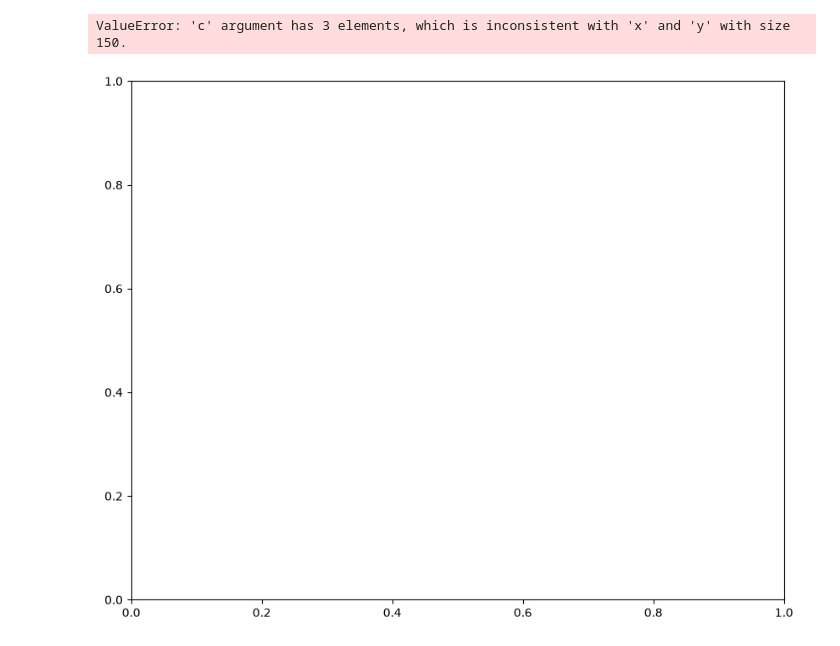
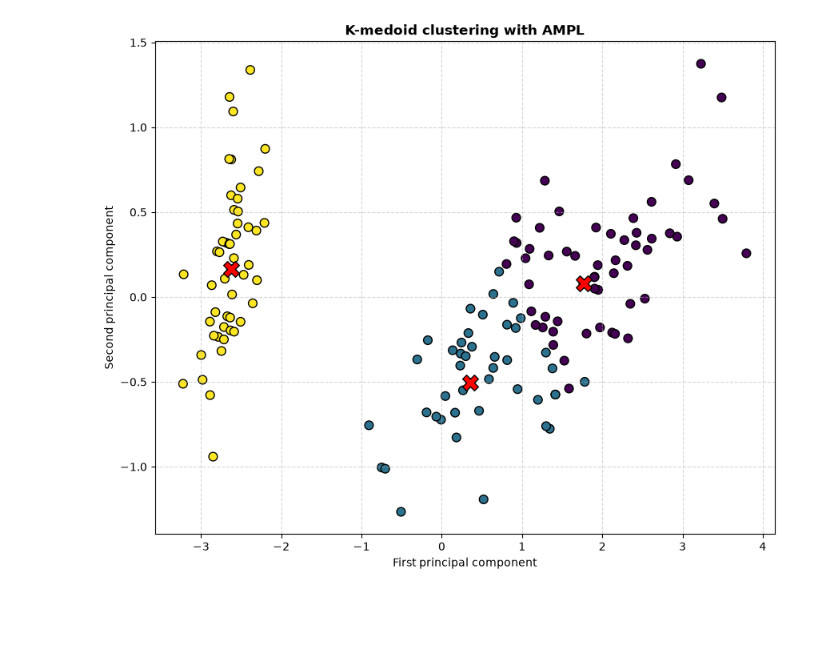
Before and after one commit to id2591/Optimisation, a Jupyter notebook: ampl_plot.ipynb, the cells around one changed output. Saved outputs shown, nothing was run; the diff lists cells and outputs as text; code cells hidden in the pictures; blank space fills up the shorter version.

Commit message:
plots with medoid!

```diff
--- a/ampl_plot.ipynb
+++ b/ampl_plot.ipynb
@@ -9,33 +10,64 @@ y = iris.target
 # %%
 pca = PCA(n_components=2)
 X_pca = pca.fit_transform(X)
+# %%
+df_labels = pd.read_csv("iris_labels.txt", header=None)
+ampl_labels = df_labels.iloc[:, 0].values
+
+df_medoids = pd.read_csv("iris_medoids.txt", header=None)
+ampl_medoids = df_medoids.iloc[:, 0].values - 1
+
+X_medoids_pca = X_pca[ampl_medoids]
+
+# # Utilisation dans votre scatter plot PCA
+# scatter = plt.scatter(
+#     X_pca[:, 0],
+#     X_pca[:, 1],
+#     c=ampl_labels,  # Correspond exactement aux 150 points de iris_m150.dat
+#     cmap="viridis_r",
+#     edgecolor="k",
+#     s=60,
+#     alpha=0.85,
+# )
+# plt.colorbar(scatter, label="Clusters k-medoids")
+# plt.show()
 # %%
 plt.figure(figsize=(10, 8))
 
 # scatter plot des points colorés selon les labels de clusters d'AMPL
 scatter = plt.scatter(
     X_pca[:, 0],
     X_pca[:, 1],
     c=ampl_labels,  # Le tableau/liste des labels renvoyés par AMPL
     cmap='viridis_r',  # Palette viridis inversée (jaune/violet)
     edgecolor='k',
     s=60,
-    alpha=0.85,
+    alpha=1,
+)
+
+
+plt.scatter(
+    X_medoids_pca[:, 0],
+    X_medoids_pca[:, 1],
+    c='red',
+    marker='X',
+    s=200,
+    edgecolor='black',
+    label='Medoids',
+    zorder=3,
 )
 
 # Ajout des éléments de mise en page
 plt.title(
-    'K AMPL (Résultat Exact)',
+    'K-medoid clustering with AMPL',
     fontsize=12,
     fontweight='bold',
 )
 plt.xlabel('First principal component')
 plt.ylabel('Second principal component')
-plt.colorbar(scatter, label='Cluster')
 plt.grid(True, linestyle='--', alpha=0.5)
 
-# Affichage
+plt.savefig("iris_kmedoids_ampl.png")
 plt.show()
 # %% [output]
-ValueError: 'c' argument has 3 elements, which is inconsistent with 'x' and 'y' with size 150.
-[figure, old version]
+[figure, new version]
```
Also changed, not shown: parts of 1 cell of this notebook, 5 other files.
